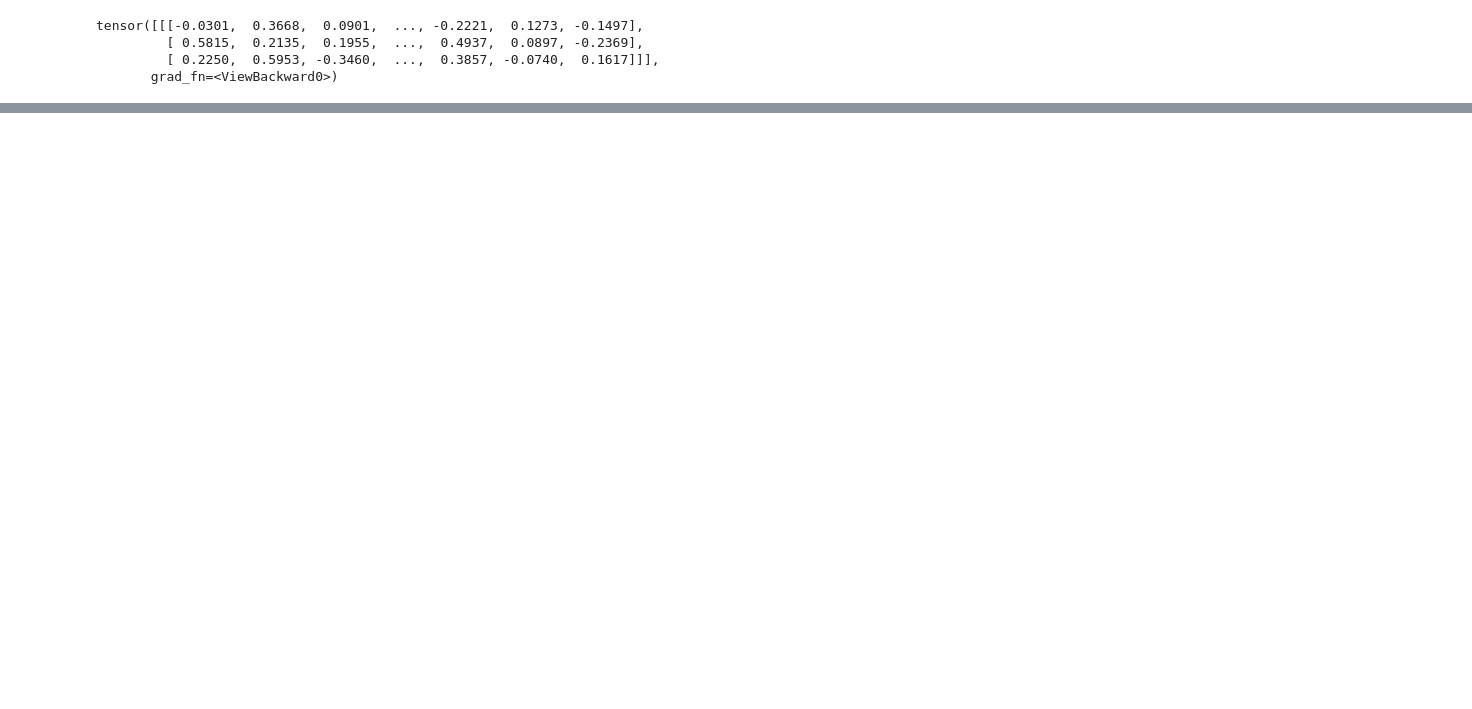
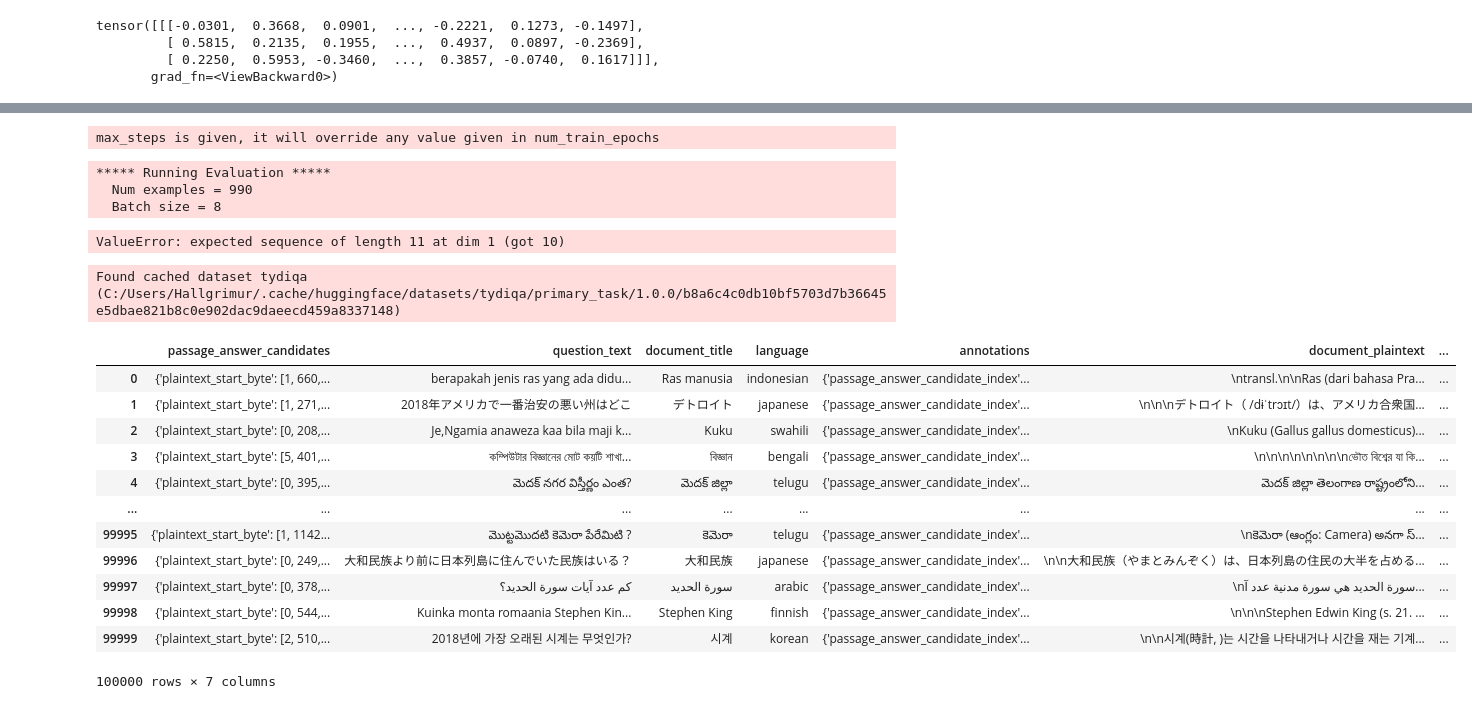
Before and after one commit to hrobjarturh/nlptasks, a Jupyter notebook: notebooks/hali-temp/task3.ipynb, the cells around one changed output, grey strips where cells are left out. Drawn from its saved outputs; the diff is of its cells as text; code cells hidden in the pictures; blank space fills up the shorter version.

Commit message:
perplexity analysis

```diff
--- a/notebooks/hali-temp/task3.ipynb
+++ b/notebooks/hali-temp/task3.ipynb
@@ -194,0 +269,44 @@ ppl = torch.exp(torch.stack(nlls).sum() / end_loc)
+# %%
+trainer = Trainer(
+    model=model,
+    args=training_args,
+    train_dataset=tokonizedt,
+    eval_dataset=tokonizedv
+)
+# %% [output]
+max_steps is given, it will override any value given in num_train_epochs
+# %%
+eval_results = trainer.evaluate()
+print(f"Perplexity: {math.exp(eval_results['eval_loss']):.2f}")
+# %% [output]
+***** Running Evaluation *****
+  Num examples = 990
+  Batch size = 8
+ValueError: expected sequence of length 11 at dim 1 (got 10)
+# %%
+train = load_dataset('tydiqa', 'primary_task')
+#unsupervised_imdb_splits = unsupervised_imdb.train_test_split(test_size=0.01)
+#print(unsupervised_imdb_splits.keys())
+#print(unsupervised_imdb_splits['train'][0])
+train
+# %% [output]
+Found cached dataset tydiqa (C:/Users/Hallgrimur/.cache/huggingface/datasets/tydiqa/primary_task/1.0.0/b8a6c4c0db10bf5703d7b36645e5dbae821b8c0e902dac9daeecd459a8337148)
+# %%
+import pandas as pd
+
+df = pd.DataFrame.from_dict(train['train'][0:100000])
+df
+# %% [output]
+|  | passage_answer_candidates | question_text | document_title | language | annotations | document_plaintext | ... |
+| 0 | {'plaintext_start_byte': [1, 660,... | berapakah jenis ras yang ada didu... | Ras manusia | indonesian | {'passage_answer_candidate_index'... | \ntransl.\n\nRas (dari bahasa Pra... | ... |
+| 1 | {'plaintext_start_byte': [1, 271,... | 2018年アメリカで一番治安の悪い州はどこ | デトロイト | japanese | {'passage_answer_candidate_index'... | \n\n\nデトロイト（ /dɨˈtrɔɪt/）は、アメリカ合衆国... | ... |
+| 2 | {'plaintext_start_byte': [0, 208,... | Je,Ngamia anaweza kaa bila maji k... | Kuku | swahili | {'passage_answer_candidate_index'... | \nKuku (Gallus gallus domesticus)... | ... |
+| 3 | {'plaintext_start_byte': [5, 401,... | কম্পিউটার বিজ্ঞানের মোট কয়টি শাখা... | বিজ্ঞান | bengali | {'passage_answer_candidate_index'... | \n\n\n\n\n\n\n\nভৌত বিশ্বের যা কি... | ... |
+| 4 | {'plaintext_start_byte': [0, 395,... | మెదక్ నగర విస్తీర్ణం ఎంత? | మెదక్ జిల్లా | telugu | {'passage_answer_candidate_index'... | మెదక్ జిల్లా తెలంగాణ రాష్ట్రంలోని... | ... |
+| ... | ... | ... | ... | ... | ... | ... | ... |
+| 99995 | {'plaintext_start_byte': [1, 1142... | మొట్టమొదటి కెమెరా పేరేమిటి ? | కెమెరా | telugu | {'passage_answer_candidate_index'... | \nకెమెరా (ఆంగ్లం: Camera) అనగా స్... | ... |
+| 99996 | {'plaintext_start_byte': [0, 249,... | 大和民族より前に日本列島に住んでいた民族はいる？ | 大和民族 | japanese | {'passage_answer_candidate_index'... | \n\n大和民族（やまとみんぞく）は、日本列島の住民の大半を占める... | ... |
+| 99997 | {'plaintext_start_byte': [0, 378,... | كم عدد آيات سورة الحديد؟ | سورة الحديد | arabic | {'passage_answer_candidate_index'... | \nسورة الحديد هي سورة مدنية عدد آ... | ... |
+| 99998 | {'plaintext_start_byte': [0, 544,... | Kuinka monta romaania Stephen Kin... | Stephen King | finnish | {'passage_answer_candidate_index'... | \n\n\nStephen Edwin King (s. 21. ... | ... |
+| 99999 | {'plaintext_start_byte': [2, 510,... | 2018년에 가장 오래된 시계는 무엇인가? | 시계 | korean | {'passage_answer_candidate_index'... | \n\n시계(時計, )는 시간을 나타내거나 시간을 재는 기계... | ... |
+100000 rows × 7 columns
```
Also changed, not shown: parts of 15 cells of this notebook.
